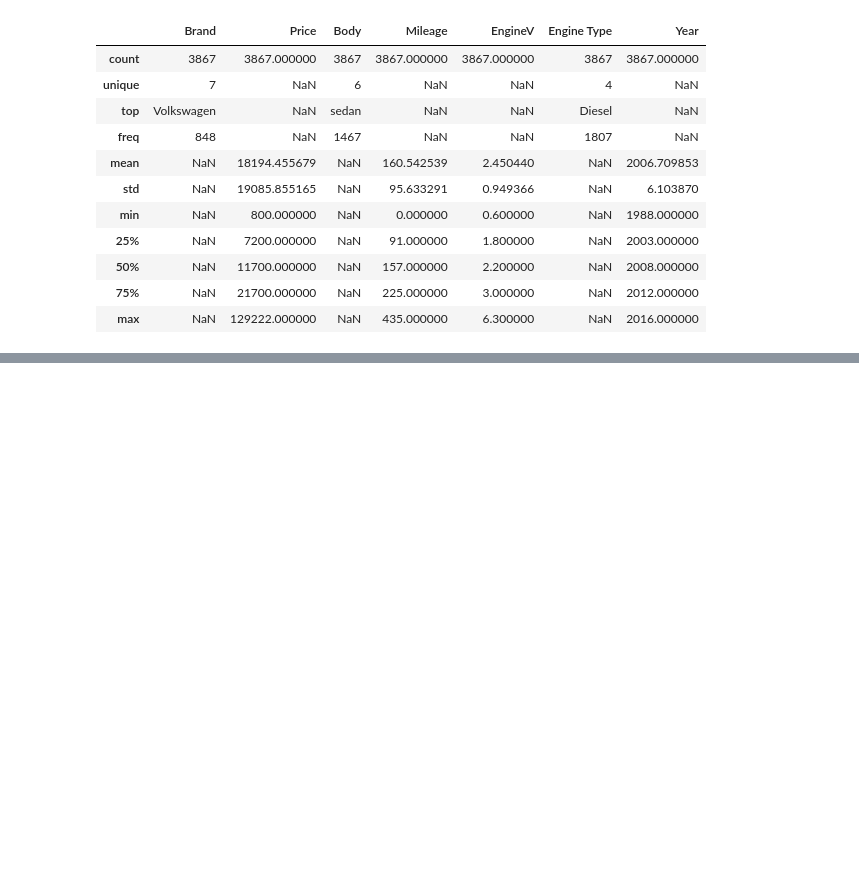
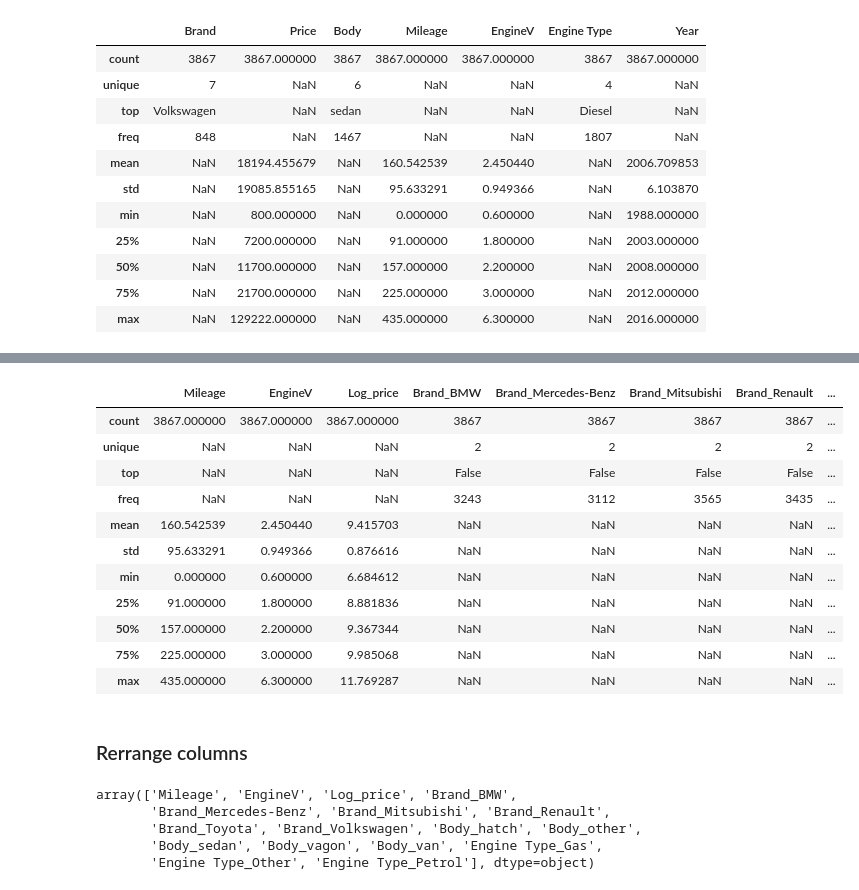
Before and after one commit to diaazg/cars-sales, a Jupyter notebook: analysis.ipynb, the cells around one changed output, grey strips where cells are left out. Saved outputs shown, nothing was run; the diff lists cells and outputs as text; code cells hidden in the pictures; blank space fills up the shorter version.

```diff
--- a/analysis.ipynb
+++ b/analysis.ipynb
@@ -255,0 +292,3 @@ data_cleaned.describe(include='all')
+# %%
+data_cleaned = data_cleaned.drop(['Price'],axis=1)
+data_cleaned.describe()
@@ -255,0 +326,2 @@ data_cleaned.describe(include='all')
+# %%
+data_cleaned_no_mlutic = data_cleaned.drop(['Year'],axis=1)
@@ -255,0 +330,3 @@ data_cleaned.describe(include='all')
+# %%
+data_with_dummies = pd.get_dummies(data_cleaned_no_mlutic,drop_first=True)
+data_with_dummies.head()
@@ -255,0 +340,25 @@ data_cleaned.describe(include='all')
+# %%
+data_with_dummies.describe(include='all')
+# %% [output]
+|  | Mileage | EngineV | Log_price | Brand_BMW | Brand_Mercedes-Benz | Brand_Mitsubishi | Brand_Renault | ... |
+| count | 3867.000000 | 3867.000000 | 3867.000000 | 3867 | 3867 | 3867 | 3867 | ... |
+| unique | NaN | NaN | NaN | 2 | 2 | 2 | 2 | ... |
+| top | NaN | NaN | NaN | False | False | False | False | ... |
+| freq | NaN | NaN | NaN | 3243 | 3112 | 3565 | 3435 | ... |
+| mean | 160.542539 | 2.450440 | 9.415703 | NaN | NaN | NaN | NaN | ... |
+| std | 95.633291 | 0.949366 | 0.876616 | NaN | NaN | NaN | NaN | ... |
+| min | 0.000000 | 0.600000 | 6.684612 | NaN | NaN | NaN | NaN | ... |
+| 25% | 91.000000 | 1.800000 | 8.881836 | NaN | NaN | NaN | NaN | ... |
+| 50% | 157.000000 | 2.200000 | 9.367344 | NaN | NaN | NaN | NaN | ... |
+| 75% | 225.000000 | 3.000000 | 9.985068 | NaN | NaN | NaN | NaN | ... |
+| max | 435.000000 | 6.300000 | 11.769287 | NaN | NaN | NaN | NaN | ... |
+# %% [markdown]
+### Rerrange columns
+# %%
+data_with_dummies.columns.values
+# %% [output]
+array(['Mileage', 'EngineV', 'Log_price', 'Brand_BMW',
+       'Brand_Mercedes-Benz', 'Brand_Mitsubishi', 'Brand_Renault',
+       'Brand_Toyota', 'Brand_Volkswagen', 'Body_hatch', 'Body_other',
+       'Body_sedan', 'Body_vagon', 'Body_van', 'Engine Type_Gas',
+       'Engine Type_Other', 'Engine Type_Petrol'], dtype=object)
```
Also changed, not shown: parts of 14 cells of this notebook.
